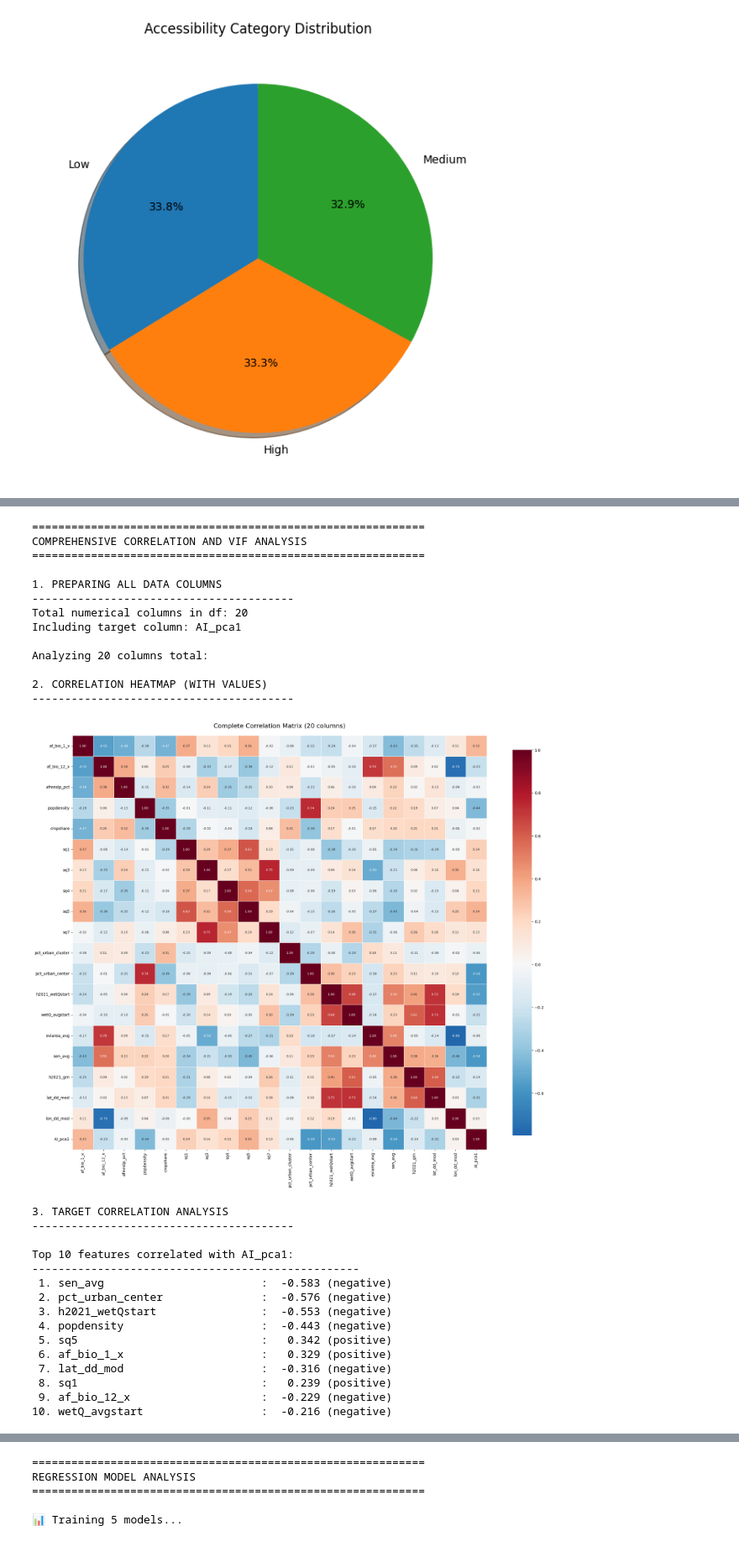
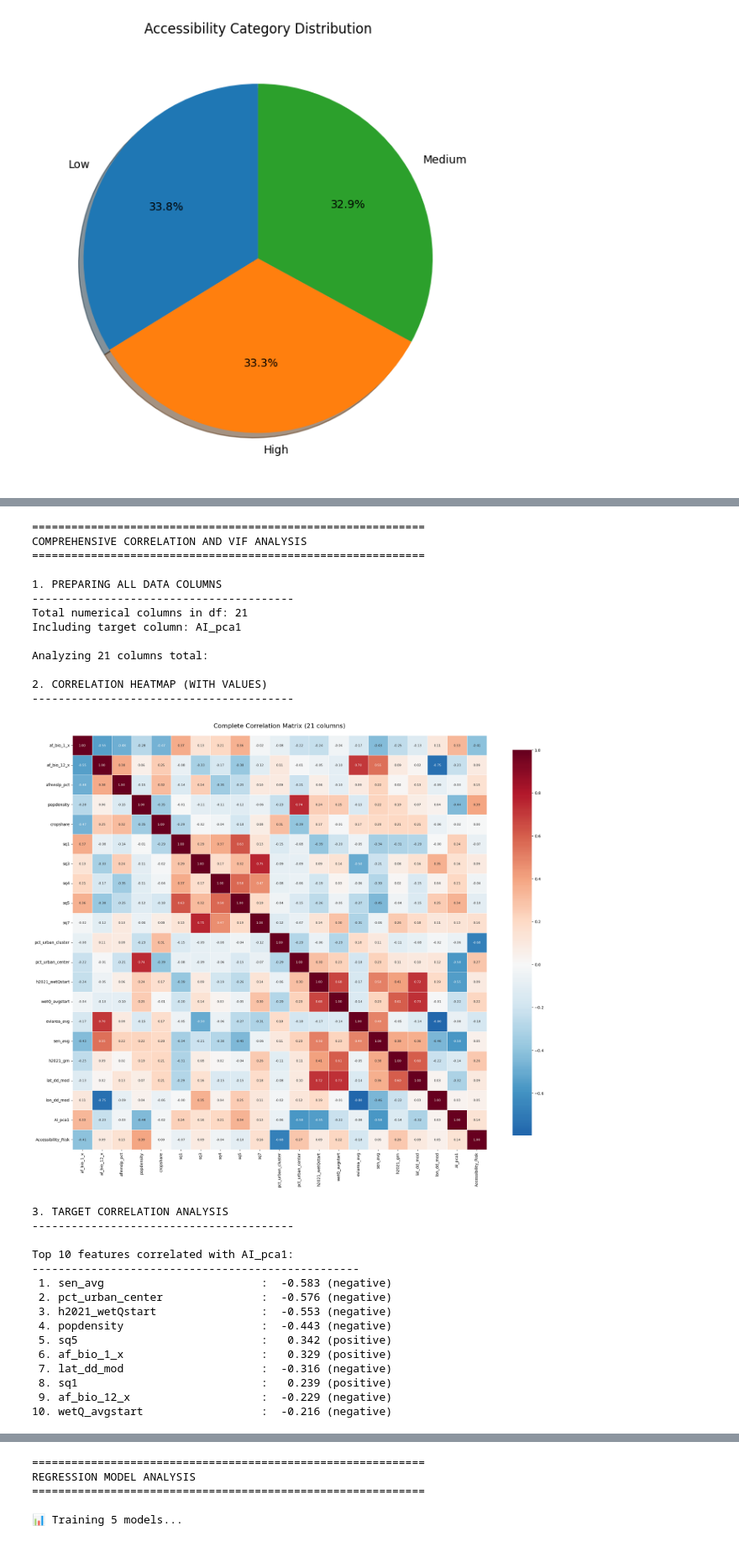
Before and after one commit to birhanumoges/HouseHold_Accessiblity_Analysis, a Jupyter notebook: Analysis_NoteBook/Accessiblity.ipynb, the cells around one changed output, grey strips where cells are left out. Shown at 84% size. Saved outputs shown, nothing was run; the diff lists cells and outputs as text; code cells hidden in the pictures.

```diff
--- a/Analysis_NoteBook/Accessiblity.ipynb
+++ b/Analysis_NoteBook/Accessiblity.ipynb
@@ -331,22 +331,20 @@ from sklearn.preprocessing import MinMaxScaler
 
 scaler = MinMaxScaler()
 
-norm_data = scaler.fit_transform(df[risk_vars])
-norm_df = pd.DataFrame(norm_data, columns=[v + "_norm" for v in risk_vars])
-
-df = pd.concat([df, norm_df], axis=1)
-
-print("Normalization complete ✓")
+df['dist_norm']    = scaler.fit_transform(df[['dist_road']])
+df['urban_norm']   = scaler.fit_transform(df[['pct_urban_cluster']])
+df['terrain_norm'] = scaler.fit_transform(df[['srtm_1k']])
+df['pop_norm']     = scaler.fit_transform(df[['popdensity']])
 
 # ==========================================================
 # STEP 3: ACCESSIBILITY RISK SCORE
 # ==========================================================
 
 df['Accessibility_Risk'] = (
-    0.35 * df['dist_road_norm'] +
-    0.25 * df['dist_market_norm'] +
-    0.20 * df['afmnslp_pct_norm'] +
-    0.20 * (1 - df['pct_urban_center'])   # less urban = higher risk
+    0.35*df['dist_norm'] +
+    0.25*(1 - df['urban_norm']) +   # less urban = higher risk
+    0.20*df['terrain_norm'] +
+    0.20*df['pop_norm']
 )
 
 print("Risk score created ✓")
@@ -393,10 +390,10 @@ from imblearn.over_sampling import SMOTE
 cols_to_drop = [
     'household_id','dist_road',
     'dist_market','dist_border',
-    'dist_popcenter','Accessibility_Risk',
-    'dist_admhq','suppress','dst_road_norm',
-    'dist_market_norm','afmnslp_pct_norm',
-    'popdensity_norm','pct_urban_center_norm'
+    'dist_admhq','suppress','dist_popcenter',
+
+    'dist_norm','urban_norm',
+    'terrain_norm','pop_norm'
 ]
 
 df = df.drop(columns=cols_to_drop, errors='ignore')
@@ -535,7 +532,7 @@ print("\n4. VIF ANALYSIS FOR ALL NUMERICAL FEATURES")
 print("-"*40)
 
 # Remove target column + spatial columns for VIF calculation Accessibility_Risk
-exclude_cols = ['dist_road', 'lat_dd_mod', 'lon_dd_mod','accessibility_category','Accessibility_Risk',]
+exclude_cols = ['Accessibility_Risk', 'lat_dd_mod', 'lon_dd_mod']
 features_for_vif = [col for col in full_data.columns if col not in exclude_cols]
 X_for_vif = full_data[features_for_vif].copy()
 
@@ -700,36 +697,36 @@ if len(high_vif) > 0:
 if len(high_corr_pairs) > 0:
     print(f"  2. Check these highly correlated pairs for redundancy")
 if len(high_vif) == 0 and len(high_corr_pairs) == 0:
     print("  ✓ No major multicollinearity issues detected!")
 
 print("\n" + "="*60)
 print("ANALYSIS COMPLETE")
 print("="*60)
 
 # Store results for later use
 analysis_results = {
     'correlation_matrix': corr_matrix,
     'vif_results': vif_results,
     'high_correlation_pairs': high_corr_pairs,
     'target_correlations': target_corrs if 'AI_pca1' in corr_matrix.columns else None
 }
 
 print("\nResults stored in 'analysis_results' dictionary")
 # %% [output]
 ============================================================
 COMPREHENSIVE CORRELATION AND VIF ANALYSIS
 ============================================================
 
 1. PREPARING ALL DATA COLUMNS
 ----------------------------------------
-Total numerical columns in df: 20
+Total numerical columns in df: 21
 Including target column: AI_pca1
 
-Analyzing 20 columns total:
+Analyzing 21 columns total:
 
 2. CORRELATION HEATMAP (WITH VALUES)
 ----------------------------------------
-[figure, old version]
+[figure, new version]
 3. TARGET CORRELATION ANALYSIS
 ----------------------------------------
 
```
Also changed, not shown: parts of 5 cells of this notebook.
